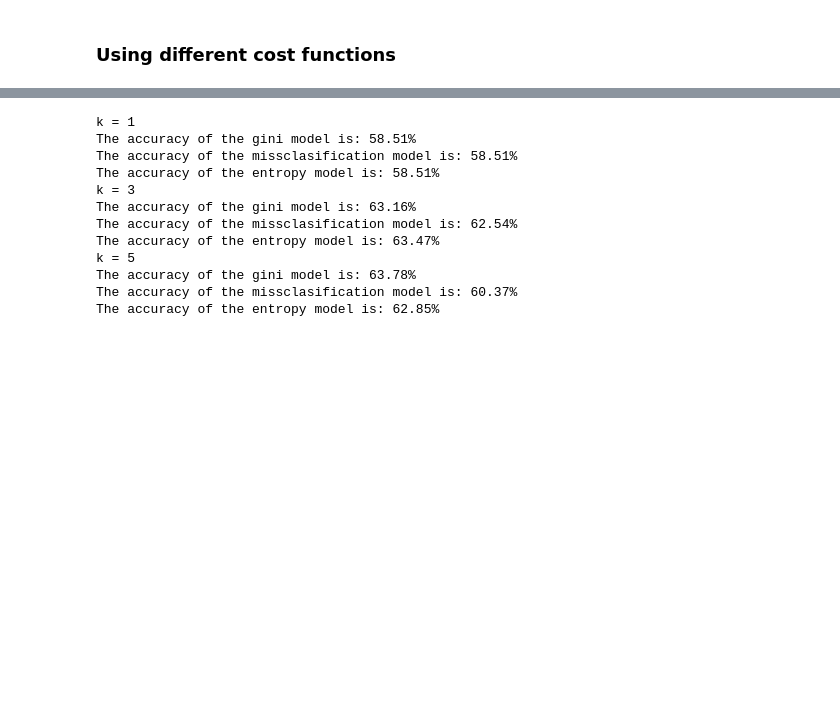
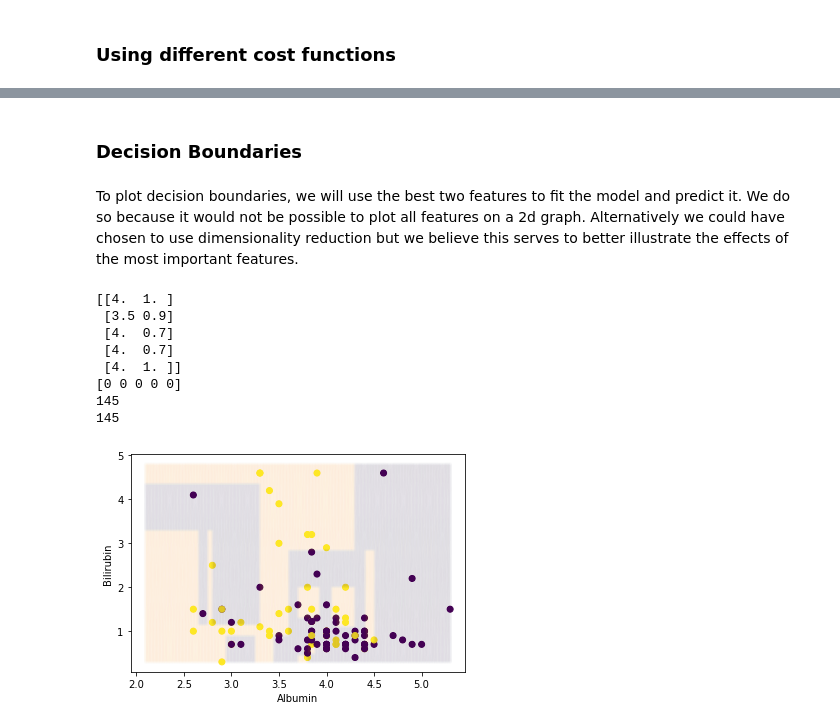
Before and after one commit to faithrts/ML-Intro, a Jupyter notebook: A1_Draft.ipynb, the cells around one changed output, grey strips where cells are left out. Saved outputs shown, nothing was run; the diff lists cells and outputs as text; code cells hidden in the pictures; blank space fills up the shorter version.

```diff
--- a/A1_Draft.ipynb
+++ b/A1_Draft.ipynb
@@ -645,7 +645,7 @@ def cost_gini_index(labels):
 def greedy_test(node, cost_fn):
     #initialize the best parameter values (at the start there aren't any)
     min_cost = np.inf
-    best_feat, best_val = None, None
+    best_feature, best_value = None, None
 
     num_instances, num_features = node.data.shape #the number of instances is equal to the number of rows in the data, #features is equal to the # columns
 
@@ -1348,16 +1375,59 @@ print("k = 5")
 print("The accuracy of the gini model is: " + str(round((GI5_accuracy * 100), 2)) + "%")
 print("The accuracy of the missclasification model is: " + str(round((miss5_accuracy * 100), 2)) + "%")
 print("The accuracy of the entropy model is: " + str(round((ent5_accuracy * 100), 2)) + "%")
-# %% [output]
-k = 1
-The accuracy of the gini model is: 58.51%
-The accuracy of the missclasification model is: 58.51%
-The accuracy of the entropy model is: 58.51%
-k = 3
-The accuracy of the gini model is: 63.16%
-The accuracy of the missclasification model is: 62.54%
-The accuracy of the entropy model is: 63.47%
-k = 5
-The accuracy of the gini model is: 63.78%
-The accuracy of the missclasification model is: 60.37%
-The accuracy of the entropy model is: 62.85%
+# %% [markdown]
+### Decision Boundaries
+# %% [markdown]
+To plot decision boundaries, we will use the best two features to fit the model and predict it. We do so because it would not be possible to plot all features on a 2d graph. Alternatively we could have chosen to use dimensionality reduction but we believe this serves to better illustrate the effects of the most important features.
+# %%
+### plotting decision boundary
+#Here we use a subset of the data to only include the two best features that were found earlier
+
+x_db = hep_df[["ALBUMIN", "BILIRUBIN"]].to_numpy()
+y_db = np.ravel((hep_df.iloc[:, -1:]).to_numpy())
+print(x_db[:5])
+print(y_db[:5])
+
+
+def dbDraw(x,y, x0label, x1label):
+  x_tr, x_tst, y_tr, y_tst =   train_test_split(x, y, test_size=0.2, random_state=11)
+
+  #we can make the grid finer by increasing the number of samples from 200 to higher value
+  x0v = np.linspace(np.min(x[:,0]), np.max(x[:,0]), 200)
+  x1v = np.linspace(np.min(x[:,1]), np.max(x[:,1]), 200)
+
+  # to features values as a mesh
+  x0, x1 = np.meshgrid(x0v, x1v)
+  x_all = np.vstack((x0.ravel(),x1.ravel())).T
+
+  #Number of classes:
+  C = np.max(y)+1
+  # Getting coloring for y
+  y_train_prob = np.zeros((y_tr.shape[0], C))
+  y_train_prob[np.arange(y_tr.shape[0]), y_tr] = 1
+
+  model = DecisionTree(max_depth= 10, cost_fn=cost_gini_index)
+  #to get class probability of all the points in the 2D grid
+  y_prob_all = model.fit(x_tr, y_tr).predict(x_all)
+  y_pred_all = np.argmax(y_prob_all,axis=-1)
+
+  #lastly we need to graph the results
+  plt.scatter(x_tr[:,0], x_tr[:,1], c=y_tr, marker='o', alpha=1)
+  plt.scatter(x_all[:,0], x_all[:,1], c=y_pred_all, marker='.', alpha=.01)
+  plt.ylabel(x1label)
+  plt.xlabel(x0label)
+  plt.show()
+
+print(len(x_db))
+print(len(y_db))
+dbDraw(x_db, y_db, "Albumin", "Bilirubin")
+# %% [output]
+[[4.  1. ]
+ [3.5 0.9]
+ [4.  0.7]
+ [4.  0.7]
+ [4.  1. ]]
+[0 0 0 0 0]
+145
+145
+[figure, added]
```
Also changed, not shown: parts of 12 cells of this notebook.
